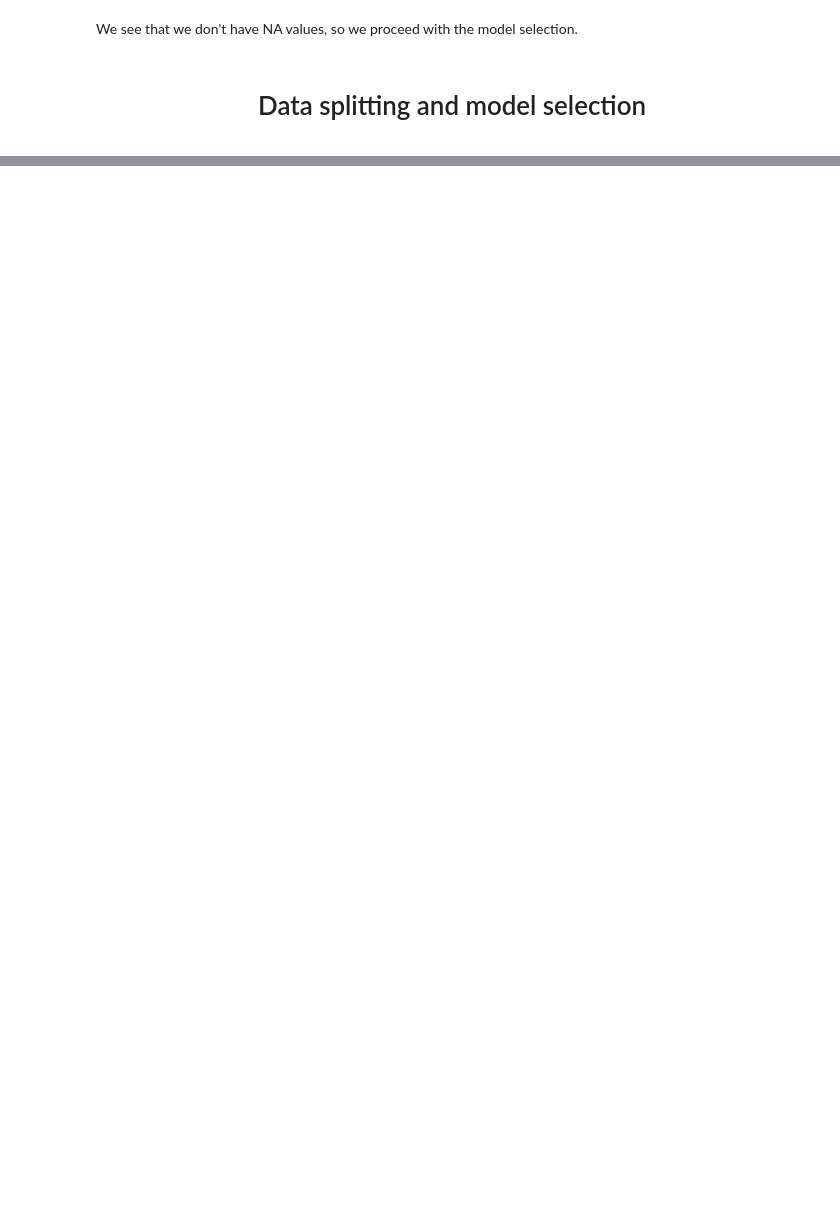
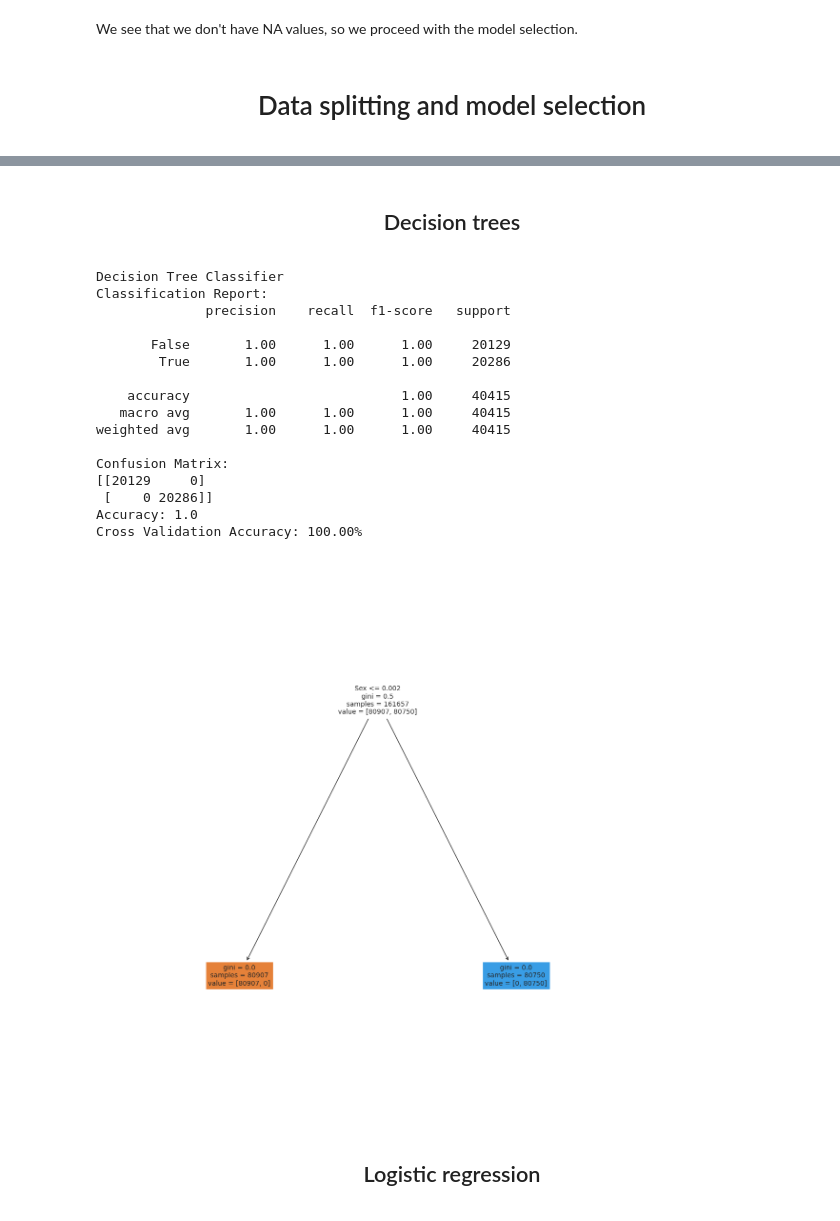
Before and after one commit to gagaleska/Infectious-diseases-prediction, a Jupyter notebook: infectious-diseases-prediction.ipynb, the cells around one changed output, grey strips where cells are left out. Drawn from its saved outputs; the diff is of its cells as text; code cells hidden in the pictures; blank space fills up the shorter version.

Commit message:
Kaggle Notebook | Infectious diseases prediction | Version 7

```diff
--- a/infectious-diseases-prediction.ipynb
+++ b/infectious-diseases-prediction.ipynb
@@ -274,0 +276,47 @@ plt.show()
+# %% [markdown]
+<div align="center" style="font-size:14px;">
+  <h2>Decision trees</h2>
+</div>
+# %%
+decision_tree = DecisionTreeClassifier()
+decision_tree.fit(X_train, y_train)
+y_pred = decision_tree.predict(X_test)
+
+# Evaluate the model
+print("Decision Tree Classifier")
+print("Classification Report:")
+print(classification_report(y_test, y_pred))
+print("Confusion Matrix:")
+print(confusion_matrix(y_test, y_pred))
+print("Accuracy:", accuracy_score(y_test, y_pred))
+
+# Cross Validation
+cross_val_acc = cross_val_score(decision_tree, X_res, y_res, cv=10, scoring='accuracy')
+print("Cross Validation Accuracy: %.2f%%" % (cross_val_acc.mean() * 100))
+
+# Plotting the Decision Tree
+plt.figure("Decision Tree Classifier", figsize=[15,15])
+plot_tree(decision_tree, filled=True, feature_names=my_df_encoded.columns, fontsize=10)
+plt.show()
+# %% [output]
+Decision Tree Classifier
+Classification Report:
+              precision    recall  f1-score   support
+
+       False       1.00      1.00      1.00     20129
+        True       1.00      1.00      1.00     20286
+
+    accuracy                           1.00     40415
+   macro avg       1.00      1.00      1.00     40415
+weighted avg       1.00      1.00      1.00     40415
+
+Confusion Matrix:
+[[20129     0]
+ [    0 20286]]
+Accuracy: 1.0
+Cross Validation Accuracy: 100.00%
+[figure, added]
+# %% [markdown]
+<div align="center" style="font-size:14px;">
+  <h2>Logistic regression</h2>
+</div>
```
Also changed, not shown: parts of 12 cells of this notebook.
